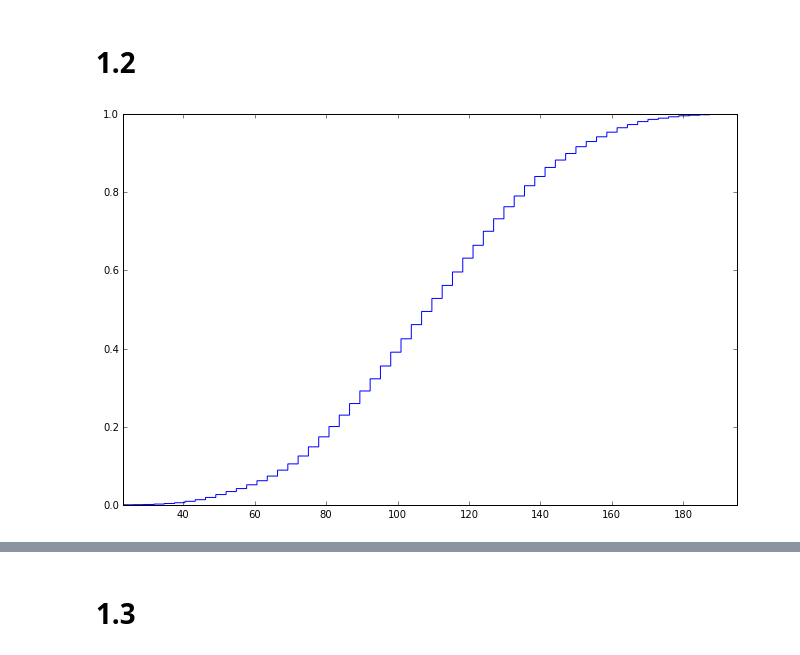
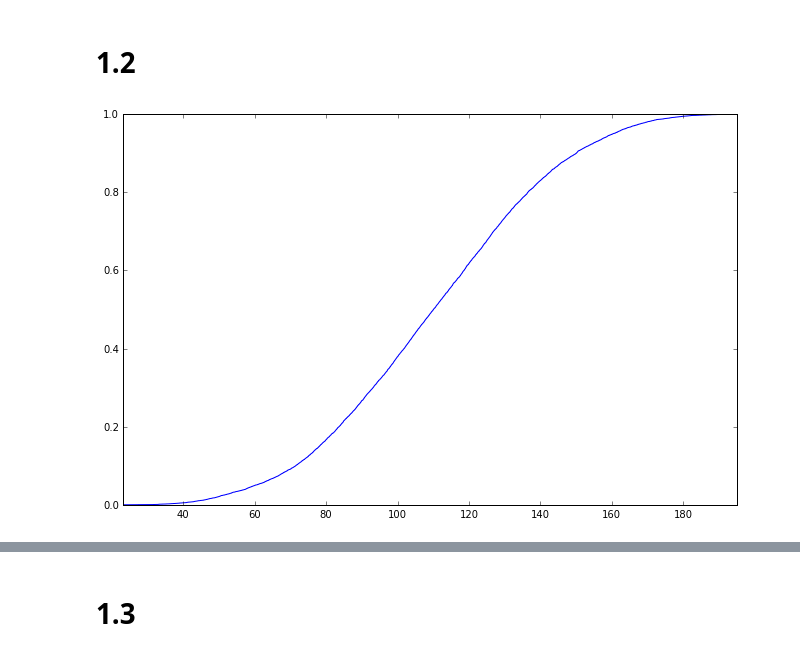
Before and after one commit to vaddya/probability-and-statistics, a Jupyter notebook: lab2/code/lab2.ipynb, the cells around one changed output, grey strips where cells are left out. Saved outputs shown, nothing was run; the diff lists cells and outputs as text; code cells hidden in the pictures.

```diff
--- a/lab2/code/lab2.ipynb
+++ b/lab2/code/lab2.ipynb
@@ -31,14 +31,14 @@ num_bins = 20
 # %%
 import numpy as np
 import matplotlib.pyplot as plt
 from matplotlib import mlab
 
 plt.figure(figsize=(11, 7))
-plt.hist(x, num_bins * 3, normed=1, histtype='step', cumulative=True)
+plt.hist(x, num, normed=1, histtype='step', cumulative=True)
 plt.xlim([min(x), max(x)-1])
 plt.show()
 # %% [output]
-[figure, old version]
+[figure, new version]
 # %%
 for s in samples:
     plt.figure(figsize=(11, 7))
```
Also changed, not shown: parts of 12 cells of this notebook, 1 other file.
